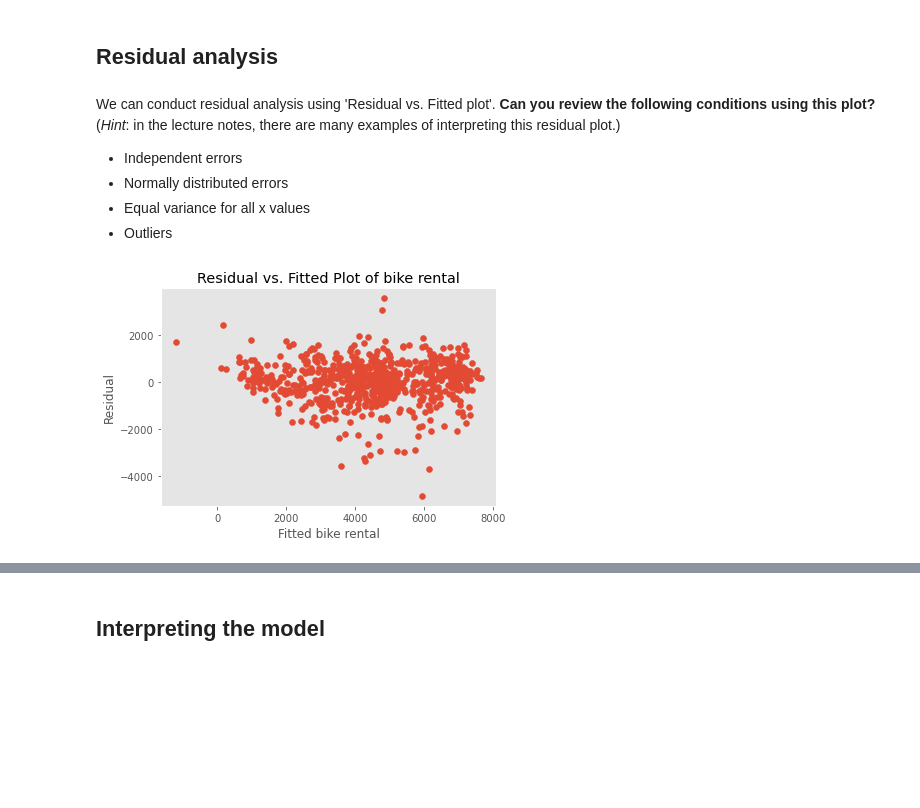
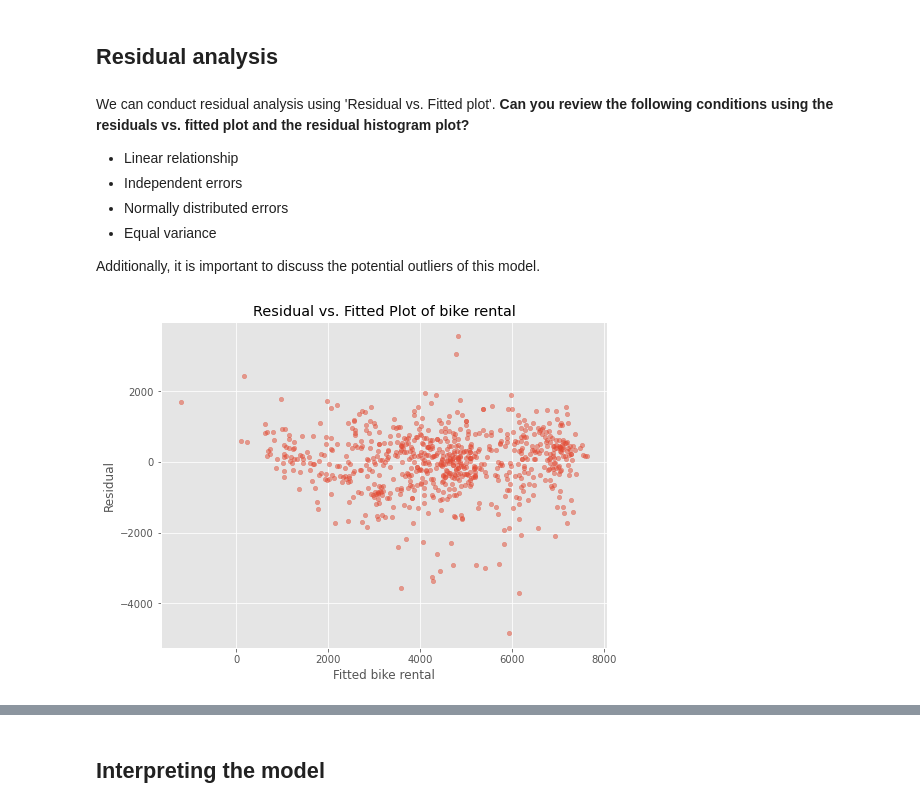
Before and after one commit to huanfachen/QM_2023, a Jupyter notebook: practicals/Practical-04-advanced_regression.ipynb, the cells around one changed output, grey strips where cells are left out. Cells and saved outputs as stored; diff of their text form; code cells hidden in the pictures; blank space fills up the shorter version.

```diff
--- a/practicals/Practical-04-advanced_regression.ipynb
+++ b/practicals/Practical-04-advanced_regression.ipynb
@@ -492,19 +493,31 @@ In the model above, even if we have tackled the multicollinearity between variab
 # %% [markdown]
 ## Residual analysis
 # %% [markdown]
-We can conduct residual analysis using 'Residual vs. Fitted plot'. **Can you review the following conditions using this plot?** (*Hint*: in the lecture notes, there are many examples of interpreting this residual plot.)
+We can conduct residual analysis using 'Residual vs. Fitted plot'. **Can you review the following conditions using the residuals vs. fitted plot and the residual histogram plot?**
 
+- Linear relationship
 - Independent errors
 - Normally distributed errors
-- Equal variance for all x values
-- Outliers
+- Equal variance
+
+Additionally, it is important to discuss the potential outliers of this model.
-# %%
-# plot
-plt.scatter(model_bike_rental.fittedvalues, model_bike_rental.resid)
-# adding title and labels
-plt.xlabel('Fitted bike rental')
-plt.ylabel('Residual')
-plt.title('Residual vs. Fitted Plot of bike rental')
-plt.show()
-# %% [output]
-[figure, removed]
+# %%
+# Residuals vs. Fitted plot
+
+# Set the figure size
+plt.figure(figsize=(8, 6))
+# alpha = 0.5: controlling the transparency of the markers. Here alpha = 0.5 means that the markers are semi-transparent.
+# s = 20: controlling the size of the markers. The default value is plt.rcParams['lines.markersize'] ** 2. Here we set it as 20.
+# To get the default value of marker size, run the following line
+# print(plt.rcParams['lines.markersize'] ** 2)
+plt.scatter(model_bike_rental.fittedvalues, model_bike_rental.resid, alpha = 0.5, s=20)
+# plt.scatter(model_bike_rental.fittedvalues, model_bike_rental.resid, alpha = 0.5)
+# adding title and labels
+plt.xlabel('Fitted bike rental')
+plt.ylabel('Residual')
+plt.title('Residual vs. Fitted Plot of bike rental')
+# Adding grid lines
+plt.grid(True)
+plt.show()
+# %% [output]
+[figure, added]
```
Also changed, not shown: parts of 27 cells of this notebook.
